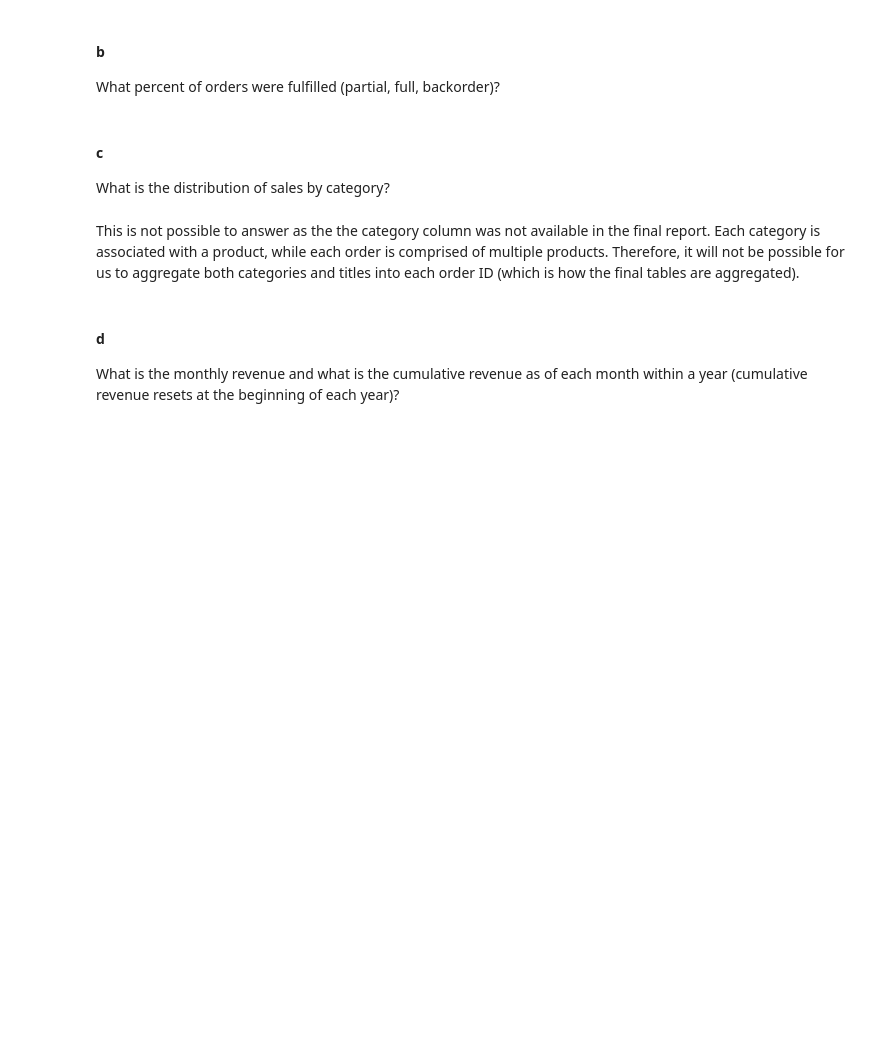
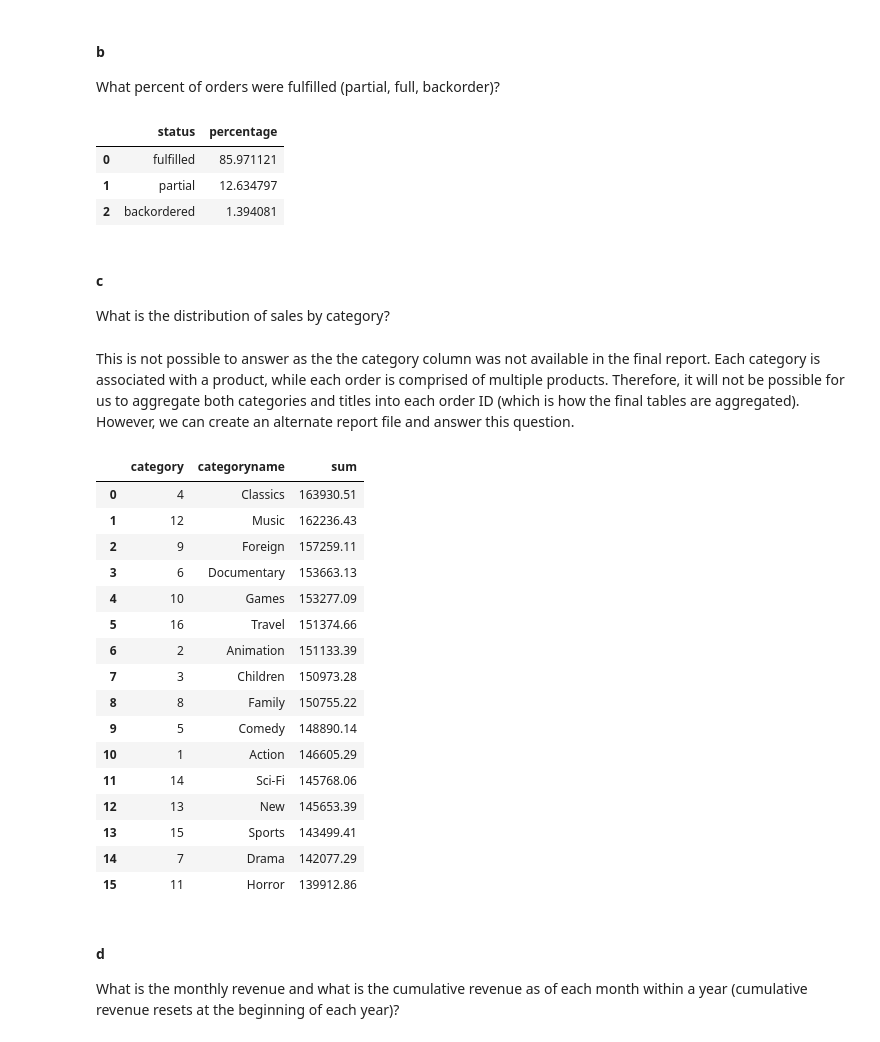
Before and after one commit to swv293/Dell_DVDStore_SQL, a Jupyter notebook: SQL_code.ipynb, the cells around one changed output. Drawn from its saved outputs; the diff is of its cells as text; code cells hidden in the pictures; blank space fills up the shorter version.

```diff
--- a/SQL_code.ipynb
+++ b/SQL_code.ipynb
@@ -242,7 +280,12 @@ NO NEW CUSTOMERS!
 
 What percent of orders were fulfilled (partial, full, backorder)?
 # %%
-SELECT status,
+pd. read_sql_query('''SELECT status,
        (SUM(order_quantity) * 100 / (SELECT SUM(order_quantity) FROM table_final)) as Percentage
 FROM table_final
-GROUP BY status;
+GROUP BY status''', cnx)
+# %% [output]
+|  | status | percentage |
+| 0 | fulfilled | 85.971121 |
+| 1 | partial | 12.634797 |
+| 2 | backordered | 1.394081 |
@@ -253,7 +294,42 @@ DID NOT WORK. TEST CODE INSERTED
 
 What is the distribution of sales by category?
 # %% [markdown]
-This is not possible to answer as the the category column was not available in the final report. Each category is associated with a product, while each order is comprised of multiple products. Therefore, it will not be possible for us to aggregate both categories and titles into each order ID (which is how the final tables are aggregated).
+This is not possible to answer as the the category column was not available in the final report. Each category is associated with a product, while each order is comprised of multiple products. Therefore, it will not be possible for us to aggregate both categories and titles into each order ID (which is how the final tables are aggregated). However, we can create an alternate report file and answer this question.
+# %%
+pd.read_sql_query('''WITH prod_categ(orderid, prod_id, quantity, category, price, amount) AS
+(SELECT orderlines.orderid,
+    orderlines.prod_id,
+    orderlines.quantity,
+    products.category,
+    products.price,
+    quantity*price AS amount
+FROM orderlines
+JOIN products
+ON orderlines.prod_id = products.prod_id)
+SELECT prod_categ.category, categories.categoryname, SUM(amount)
+FROM prod_categ
+JOIN categories
+ON prod_categ.category = categories.category
+GROUP BY 1,2
+ORDER BY 3 DESC''', cnx)
+# %% [output]
+|  | category | categoryname | sum |
+| 0 | 4 | Classics | 163930.51 |
+| 1 | 12 | Music | 162236.43 |
+| 2 | 9 | Foreign | 157259.11 |
+| 3 | 6 | Documentary | 153663.13 |
+| 4 | 10 | Games | 153277.09 |
+| 5 | 16 | Travel | 151374.66 |
+| 6 | 2 | Animation | 151133.39 |
+| 7 | 3 | Children | 150973.28 |
+| 8 | 8 | Family | 150755.22 |
+| 9 | 5 | Comedy | 148890.14 |
+| 10 | 1 | Action | 146605.29 |
+| 11 | 14 | Sci-Fi | 145768.06 |
+| 12 | 13 | New | 145653.39 |
+| 13 | 15 | Sports | 143499.41 |
+| 14 | 7 | Drama | 142077.29 |
+| 15 | 11 | Horror | 139912.86 |
 # %% [markdown]
 #### d
 
```
Also changed, not shown: parts of 18 cells of this notebook, 1 other file.
